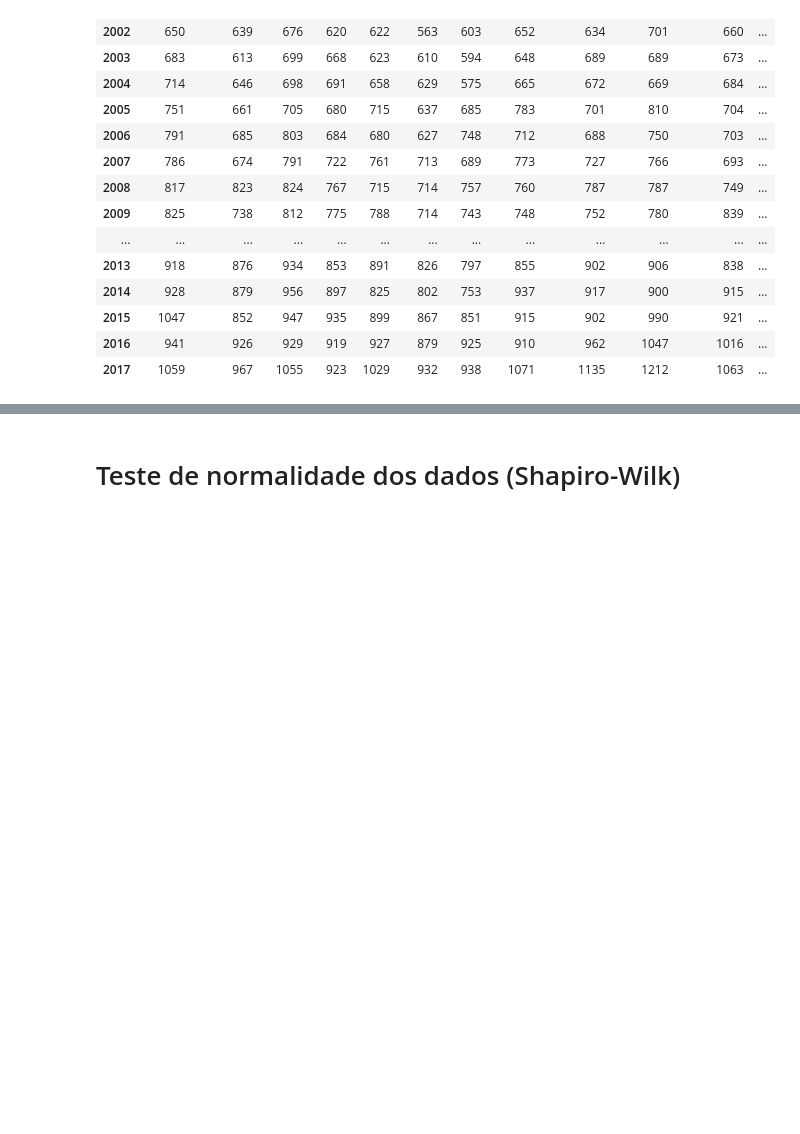
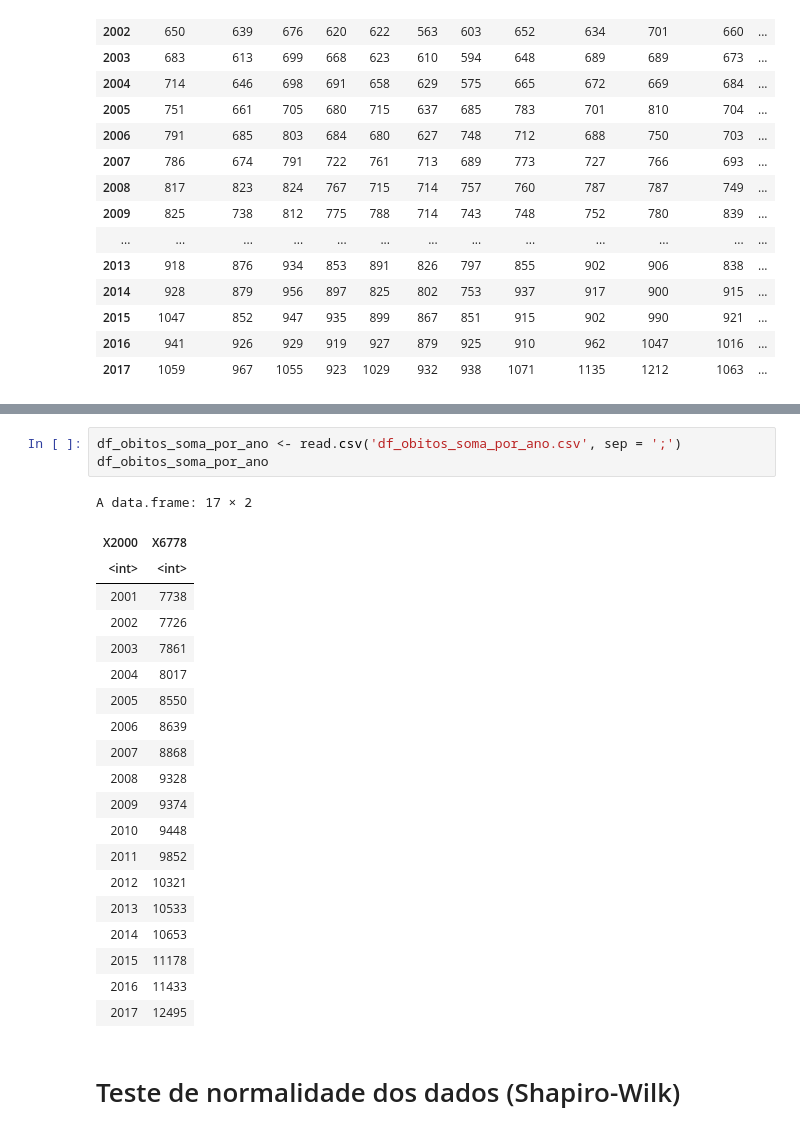
Before and after one commit to jamissonfreitas/IN1119, a Jupyter notebook: analise_mes_ano_testes.ipynb, the cells around one changed output, grey strips where cells are left out. Drawn from its saved outputs; the diff is of its cells as text; blank space fills up the shorter version.

```diff
--- a/analise_mes_ano_testes.ipynb
+++ b/analise_mes_ano_testes.ipynb
@@ -56,3 +113,27 @@ A data.frame: 18 × 12
+# %%
+df_obitos_soma_por_ano <- read.csv('df_obitos_soma_por_ano.csv', sep = ';')
+df_obitos_soma_por_ano
+# %% [output]
+A data.frame: 17 × 2
+| X2000 | X6778 |
+| <int> | <int> |
+| 2001 | 7738 |
+| 2002 | 7726 |
+| 2003 | 7861 |
+| 2004 | 8017 |
+| 2005 | 8550 |
+| 2006 | 8639 |
+| 2007 | 8868 |
+| 2008 | 9328 |
+| 2009 | 9374 |
+| 2010 | 9448 |
+| 2011 | 9852 |
+| 2012 | 10321 |
+| 2013 | 10533 |
+| 2014 | 10653 |
+| 2015 | 11178 |
+| 2016 | 11433 |
+| 2017 | 12495 |
 # %% [markdown]
 # Teste de normalidade dos dados (Shapiro-Wilk)
 # %%
```
Also changed, not shown: parts of 12 cells of this notebook.
